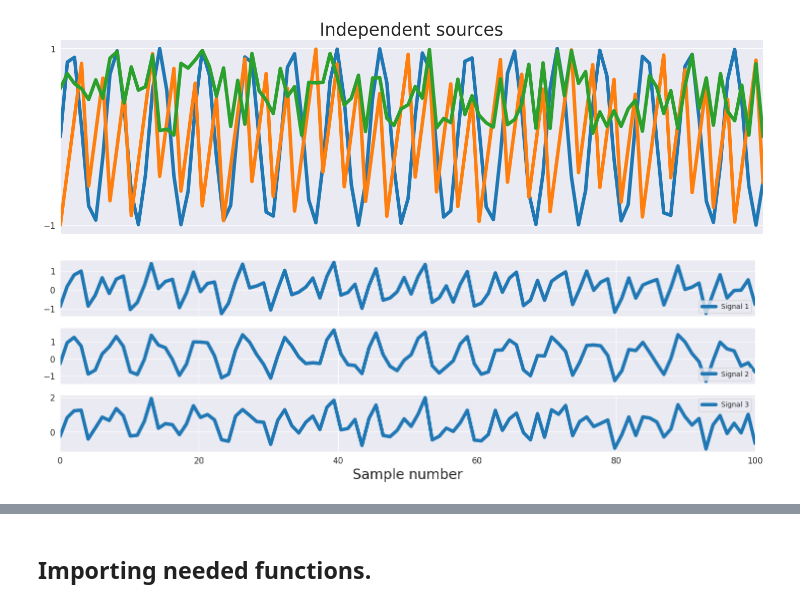
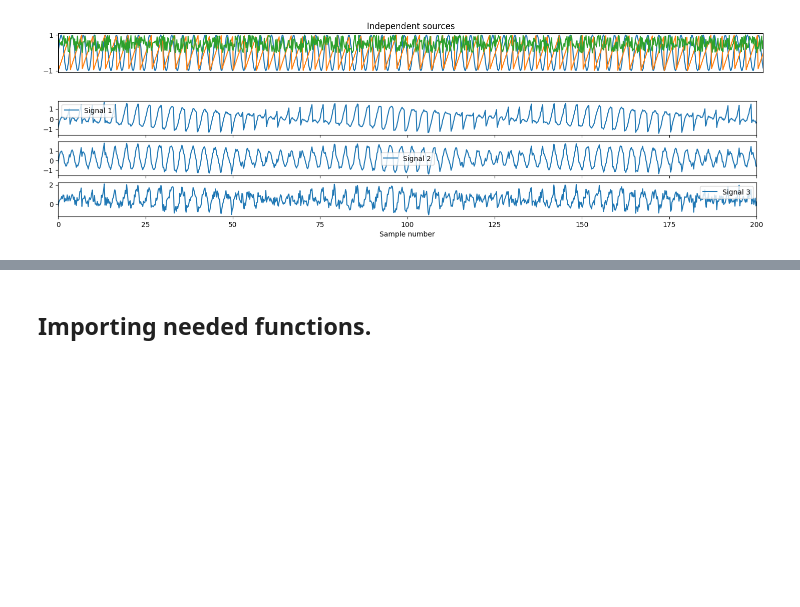
Before and after one commit to ylefay/independent_component_analysis, a Jupyter notebook: notebooks/fastica.ipynb, the cells around one changed output, grey strips where cells are left out. Drawn from its saved outputs; the diff is of its cells as text; code cells hidden in the pictures; blank space fills up the shorter version.

```diff
--- a/notebooks/fastica.ipynb
+++ b/notebooks/fastica.ipynb
@@ -6,40 +6,51 @@ import matplotlib.pyplot as plt
 import jax.numpy as jnp
 import jax
 # %%
-# Blind source separation problem (BSS)
+# Set seed for reproducibility
 np.random.seed(0)
-ns = np.linspace(0, 100, 100)
+
+# Generate time samples
+t = np.linspace(0, 200, 1000)
+
 # Sources
-S = np.array([np.sin(ns * 1),
-              signal.sawtooth(ns * 1.9),
-              np.random.random(len(ns))])
+source_1 = np.sin(t*2)
+source_2 = 2 * (1.9*t % (2 * np.pi)) / (2 * np.pi) - 1  # Sawtooth wave approximation
+# source_2 = signal.sawtooth(t * 1.9)
+source_3 = np.random.random(len(t))
+
+# Stack sources to form S matrix
+S = np.array([source_1, source_2, source_3])
+
 # Mixing process
 A = np.array([[0.5, 1, 0.2],
               [1, 0.5, 0.4],
               [0.5, 0.8, 1]])
+
 # Mixed signals
 X = A @ S
+
+# Number of sources, samples, and signals
 n_sources, n_samples = S.shape
 n_signals = X.shape[0]
 # %%
 # Plot sources & signals
-fig, ax = plt.subplots(1, 1, figsize=[18, 5])
-ax.plot(ns, S.T, lw=5)
+fig, ax = plt.subplots(1, 1, figsize=[18, 1])
+ax.plot(t, S.T)
 ax.set_xticks([])
 ax.set_yticks([-1, 1])
-ax.set_xlim(ns[0], ns[-1])
-ax.tick_params(labelsize=12)
-ax.set_title('Independent sources', fontsize=25)
+ax.set_xlim(t[0], t[-1])
+ax.tick_params()
+ax.set_title('Independent sources')
 
-fig, ax = plt.subplots(n_signals, 1, figsize=[18, 5], sharex=True)
+fig, ax = plt.subplots(n_signals, 1, figsize=[18, 3], sharex=True)
 for signal_number, observed_signal in enumerate(X):
-    ax[signal_number].plot(ns, X[signal_number], lw=5, label=f"Signal {signal_number + 1}")
-    ax[signal_number].tick_params(labelsize=12)
+    ax[signal_number].plot(t, X[signal_number], label=f"Signal {signal_number + 1}")
+    ax[signal_number].tick_params()
     ax[signal_number].legend()
 
-ax[-1].set_xlabel('Sample number', fontsize=20)
-ax[-1].set_xlim(ns[0], ns[-1])
+ax[-1].set_xlabel('Sample number')
+ax[-1].set_xlim(t[0], t[-1])
 plt.show()
 # %% [output]
-[figure, old version]
+[figure, new version]
-[figure, old version]
+[figure, new version]
```
Also changed, not shown: parts of 24 cells of this notebook, 18 other files.
